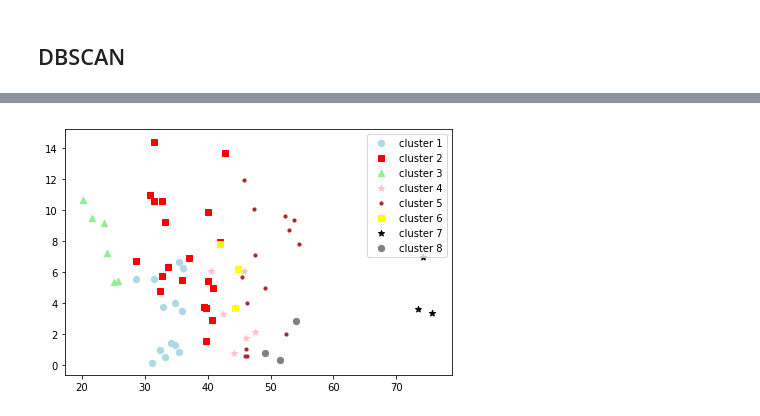
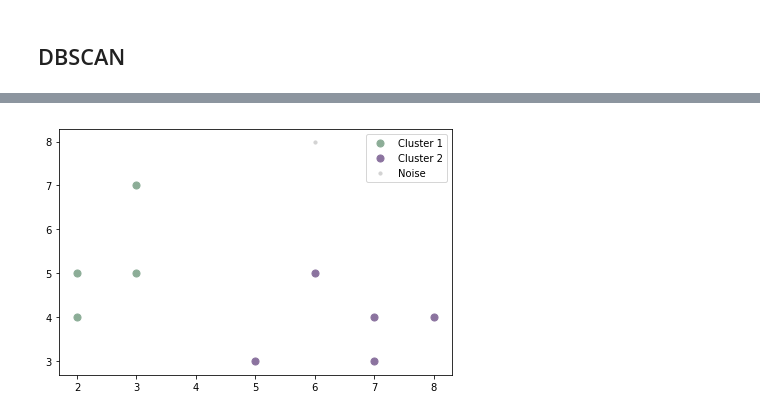
Before and after one commit to yehorchankov/rku-labs, a Jupyter notebook: Lab3.ipynb, the cells around one changed output, grey strips where cells are left out. Cells and saved outputs as stored; diff of their text form; code cells hidden in the pictures.

```diff
--- a/Lab3.ipynb
+++ b/Lab3.ipynb
@@ -330,36 +265,10 @@ plt.show()
-# %%
-X = countries.values
-
-db = DBSCAN(eps=6, min_samples=3, metric='euclidean')
-y_db = db.fit_predict(X)
-
-plt.scatter(X[y_db == 0, 0], X[y_db == 0, 1],
-            c='lightblue', marker='o', s=40,
-            label='cluster 1')
-plt.scatter(X[y_db == 1, 0], X[y_db == 1, 1],
-            c='red', marker='s', s=40,
-            label='cluster 2')
-plt.scatter(X[y_db == 2, 0], X[y_db == 2, 1],
-            c='lightgreen', marker='^', s=40,
-            label='cluster 3')
-plt.scatter(X[y_db == 3, 0], X[y_db == 3, 1],
-            c='pink', marker='*', s=40,
-            label='cluster 4')
-plt.scatter(X[y_db == 4, 0], X[y_db == 4, 1],
-            c='brown', marker='.', s=40,
-            label='cluster 5')
-plt.scatter(X[y_db == 5, 0], X[y_db == 5, 1],
-            c='yellow', marker='s', s=40,
-            label='cluster 6')
-plt.scatter(X[y_db == 6, 0], X[y_db == 6, 1],
-            c='black', marker='*', s=40,
-            label='cluster 7')
-plt.scatter(X[y_db == 7, 0], X[y_db == 7, 1],
-            c='gray', marker='o', s=40,
-            label='cluster 8')
-
-plt.legend()
-plt.tight_layout()
-plt.show()
-# %% [output]
-[figure, removed]
+# %%
+from sklearn.cluster import DBSCAN
+
+X = data.values
+db = DBSCAN(eps=2, min_samples=2, metric='euclidean')
+y_db = db.fit_predict(X)
+
+cluster_plot(X, y_db, noise=True)
+# %% [output]
+[figure, added]
```
Also changed, not shown: parts of 9 cells of this notebook.
